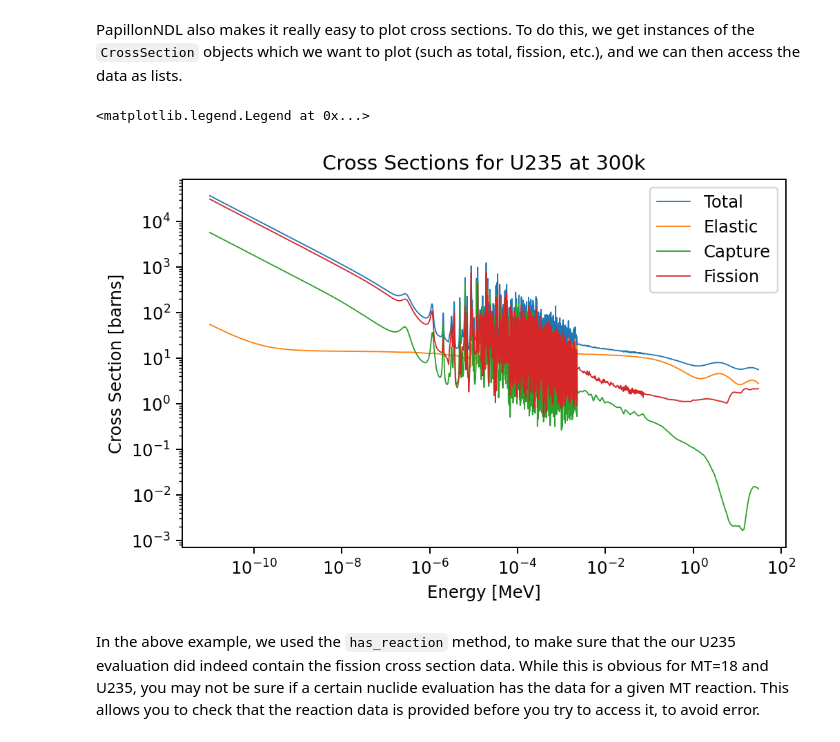
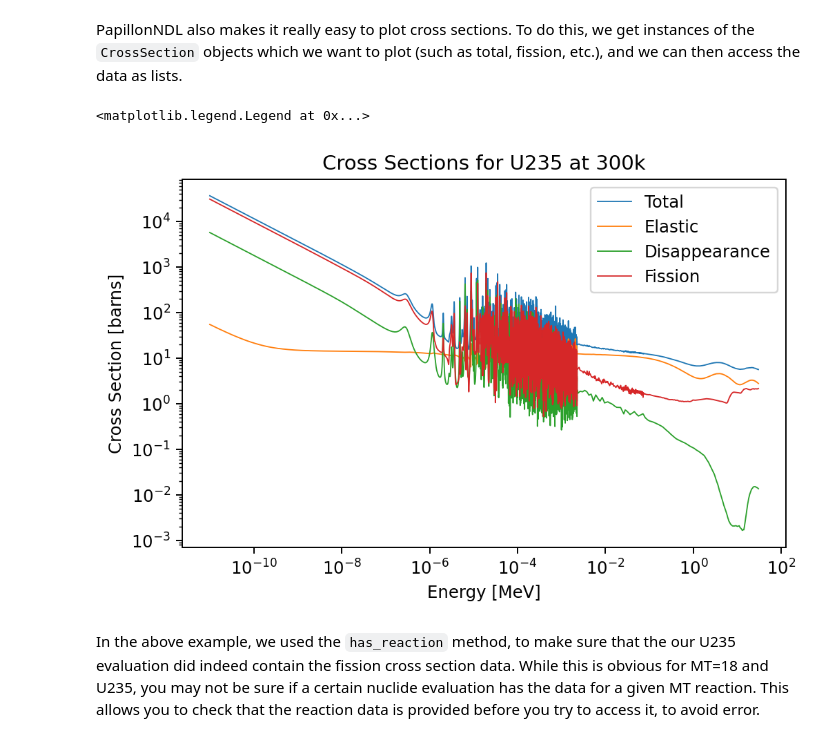
Before and after one commit to HunterBelanger/papillon-ndl, a Jupyter notebook: docs/usage/python_tutorial.ipynb, the cells around one changed output. Cells and saved outputs as stored; diff of their text form; code cells hidden in the pictures.

Commit message:
Changes capture_xs to disappearance_xs in CENeutron

```diff
--- a/docs/usage/python_tutorial.ipynb
+++ b/docs/usage/python_tutorial.ipynb
@@ -59,29 +59,29 @@ PapillonNDL also makes it really easy to plot cross sections. To do this, we get
 # %%
 totalxs = U235.total_cross_section()
 elastxs = U235.elastic_cross_section()
-capxs = U235.capture_cross_section()
+disxs = U235.disappearance_cross_section()
 
 if U235.has_reaction(18):
     fissxs = U235.reaction(18).cross_section()
 
 import matplotlib.pyplot as plt
 plt.rcParams['figure.dpi'] = 175
 energy_grid = totalxs.energy()
 plt.plot(energy_grid, totalxs.xs(), label='Total', linewidth=0.75)
 plt.plot(energy_grid, elastxs.xs(), label='Elastic', linewidth=0.75)
-plt.plot(energy_grid, capxs.xs(), label='Capture', linewidth=0.75)
+plt.plot(energy_grid, disxs.xs(), label='Disappearance', linewidth=0.75)
 if U235.has_reaction(18):
     plt.plot(energy_grid, fissxs.xs(), label='Fission', linewidth=0.75)
 plt.xscale('log')
 plt.yscale('log')
 plt.xlabel('Energy [MeV]')
 plt.ylabel('Cross Section [barns]')
 plt.title('Cross Sections for U235 at %ik' %int(U235.temperature()))
 plt.tight_layout()
 plt.legend()
 # %% [output]
 <matplotlib.legend.Legend at 0x...>
-[figure, old version]
+[figure, new version]
 # %% [markdown]
 In the above example, we used the `has_reaction` method, to make sure that the our U235 evaluation did indeed contain the fission cross section data. While this is obvious for MT=18 and U235, you may not be sure if a certain nuclide evaluation has the data for a given MT reaction. This allows you to check that the reaction data is provided before you try to access it, to avoid error.
 # %% [markdown]
```
Also changed, not shown: parts of 1 cell of this notebook, 4 other files.
